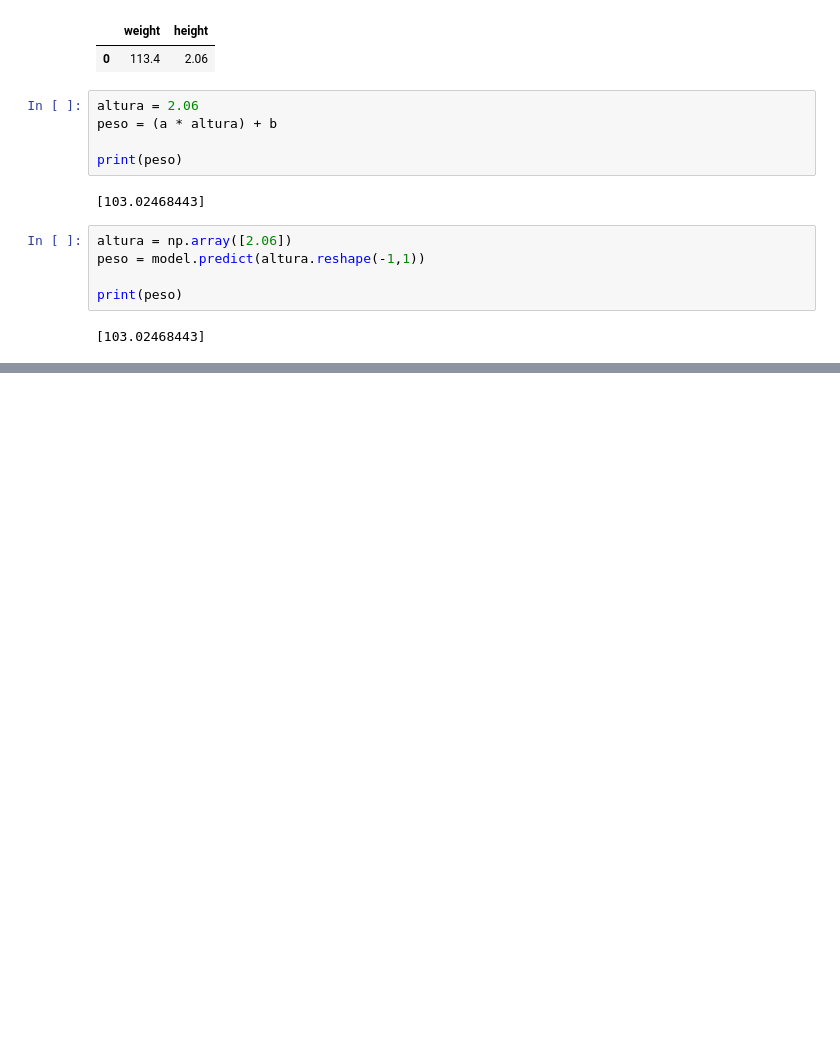
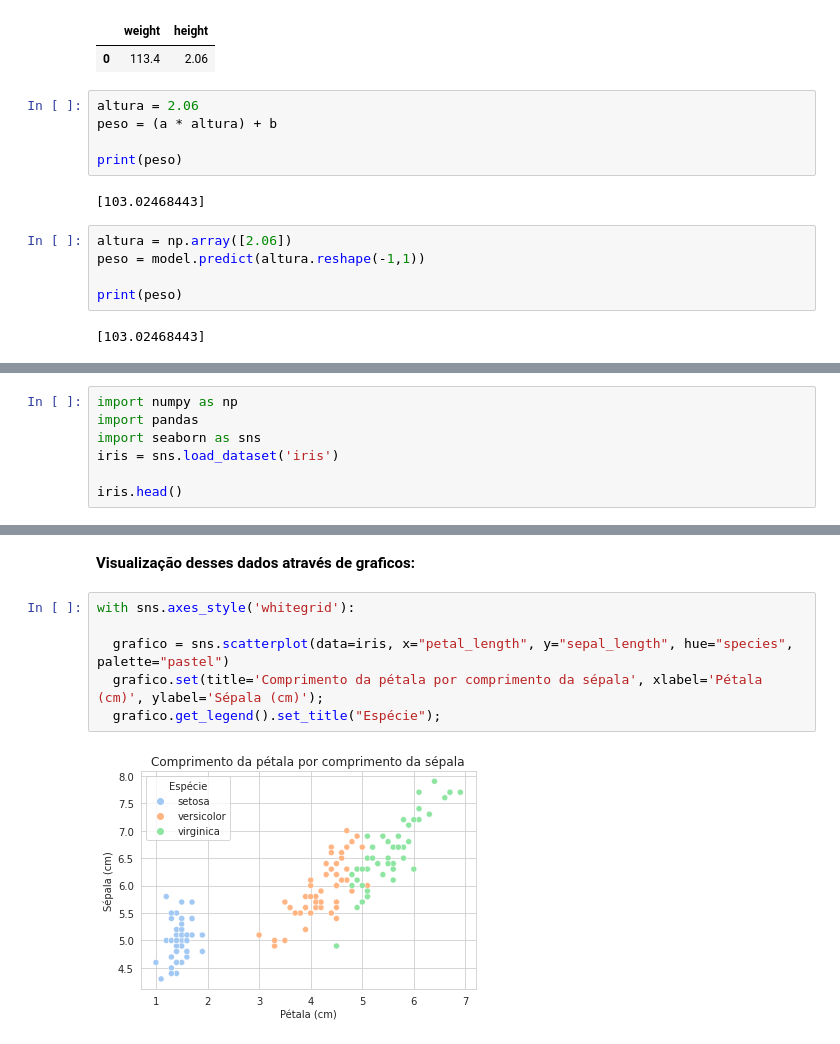
Before and after one commit to vinigm/Estudos, a Jupyter notebook: Machine_Learning.ipynb, the cells around one changed output, grey strips where cells are left out. Cells and saved outputs as stored; diff of their text form; blank space fills up the shorter version.

```diff
--- a/Machine_Learning.ipynb
+++ b/Machine_Learning.ipynb
@@ -575,0 +880,7 @@ print(peso)
+# %%
+import numpy as np
+import pandas
+import seaborn as sns
+iris = sns.load_dataset('iris')
+
+iris.head()
@@ -575,0 +948,10 @@ print(peso)
+# %% [markdown]
+**Visualização desses dados através de graficos:**
+# %%
+with sns.axes_style('whitegrid'):
+
+  grafico = sns.scatterplot(data=iris, x="petal_length", y="sepal_length", hue="species", palette="pastel")
+  grafico.set(title='Comprimento da pétala por comprimento da sépala', xlabel='Pétala (cm)', ylabel='Sépala (cm)');
+  grafico.get_legend().set_title("Espécie");
+# %% [output]
+[figure, added]
```
Also changed, not shown: parts of 148 cells of this notebook.
